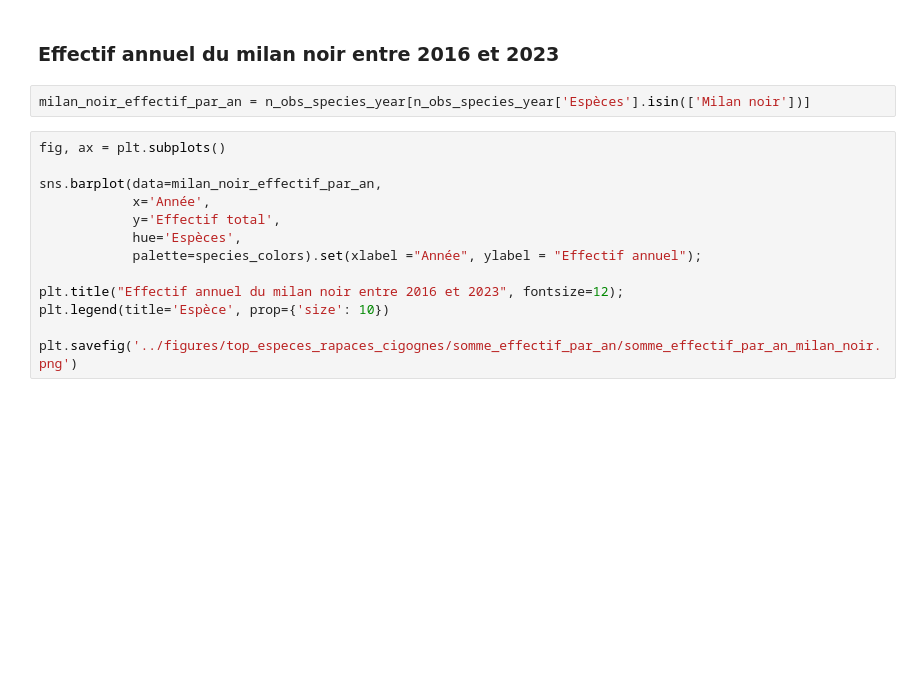
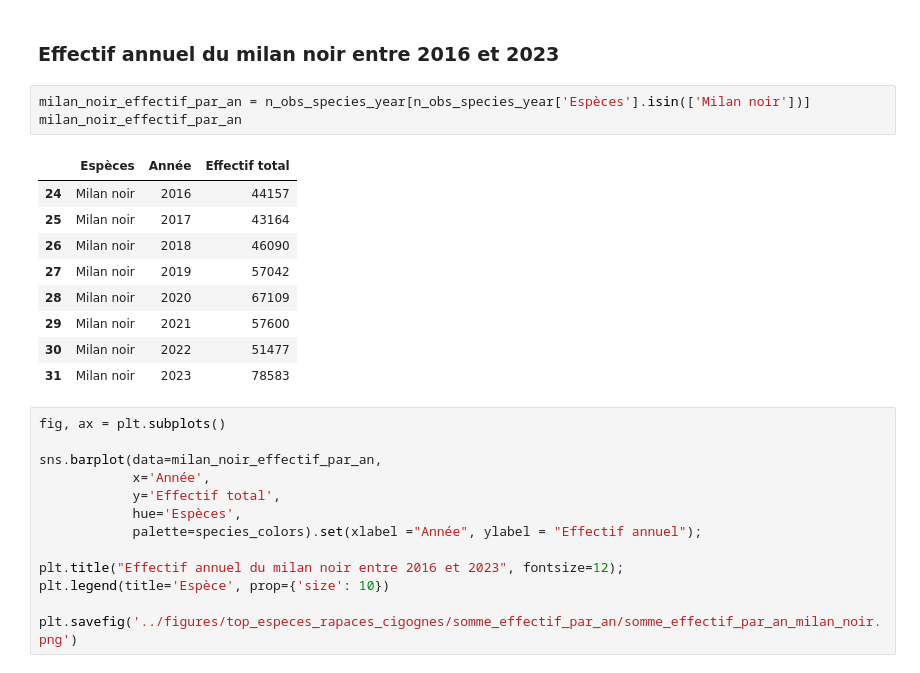
Before and after one commit to amelietatin/oiseaux_cols_libres, a Jupyter notebook: code/6A_ocl_data_top_6_analysis_effectifs_annuels.ipynb, the cells around one changed output. Drawn from its saved outputs; the diff is of its cells as text; blank space fills up the shorter version.

```diff
--- a/code/6A_ocl_data_top_6_analysis_effectifs_annuels.ipynb
+++ b/code/6A_ocl_data_top_6_analysis_effectifs_annuels.ipynb
@@ -48,6 +48,17 @@ species_colors = {
 ### Effectif annuel du milan noir entre 2016 et 2023
 # %%
 milan_noir_effectif_par_an = n_obs_species_year[n_obs_species_year['Espèces'].isin(['Milan noir'])]
+milan_noir_effectif_par_an
+# %% [output]
+|  | Espèces | Année | Effectif total |
+| 24 | Milan noir | 2016 | 44157 |
+| 25 | Milan noir | 2017 | 43164 |
+| 26 | Milan noir | 2018 | 46090 |
+| 27 | Milan noir | 2019 | 57042 |
+| 28 | Milan noir | 2020 | 67109 |
+| 29 | Milan noir | 2021 | 57600 |
+| 30 | Milan noir | 2022 | 51477 |
+| 31 | Milan noir | 2023 | 78583 |
 # %%
 fig, ax = plt.subplots()
 
```
Also changed, not shown: parts of 1 cell of this notebook, 29 other files.
